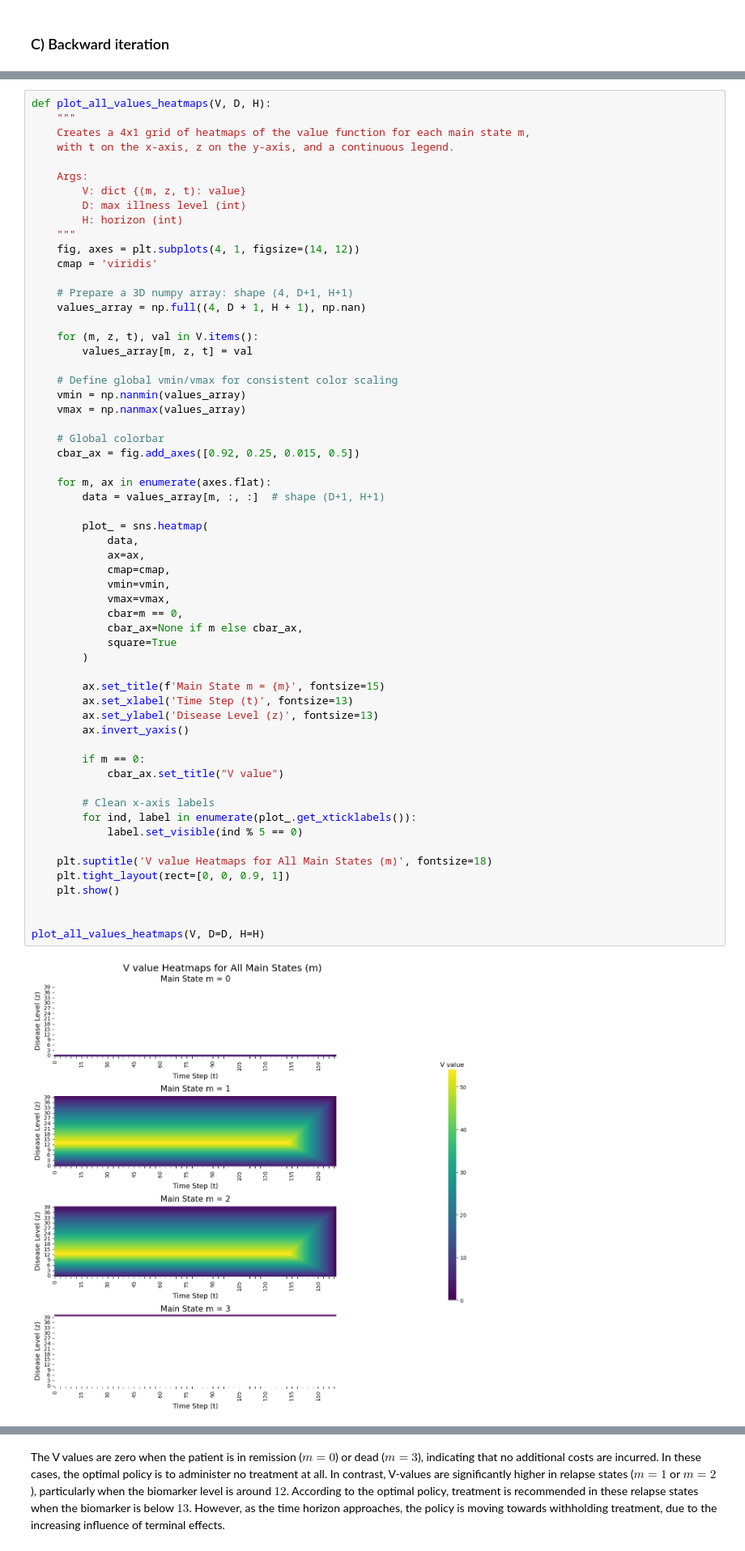
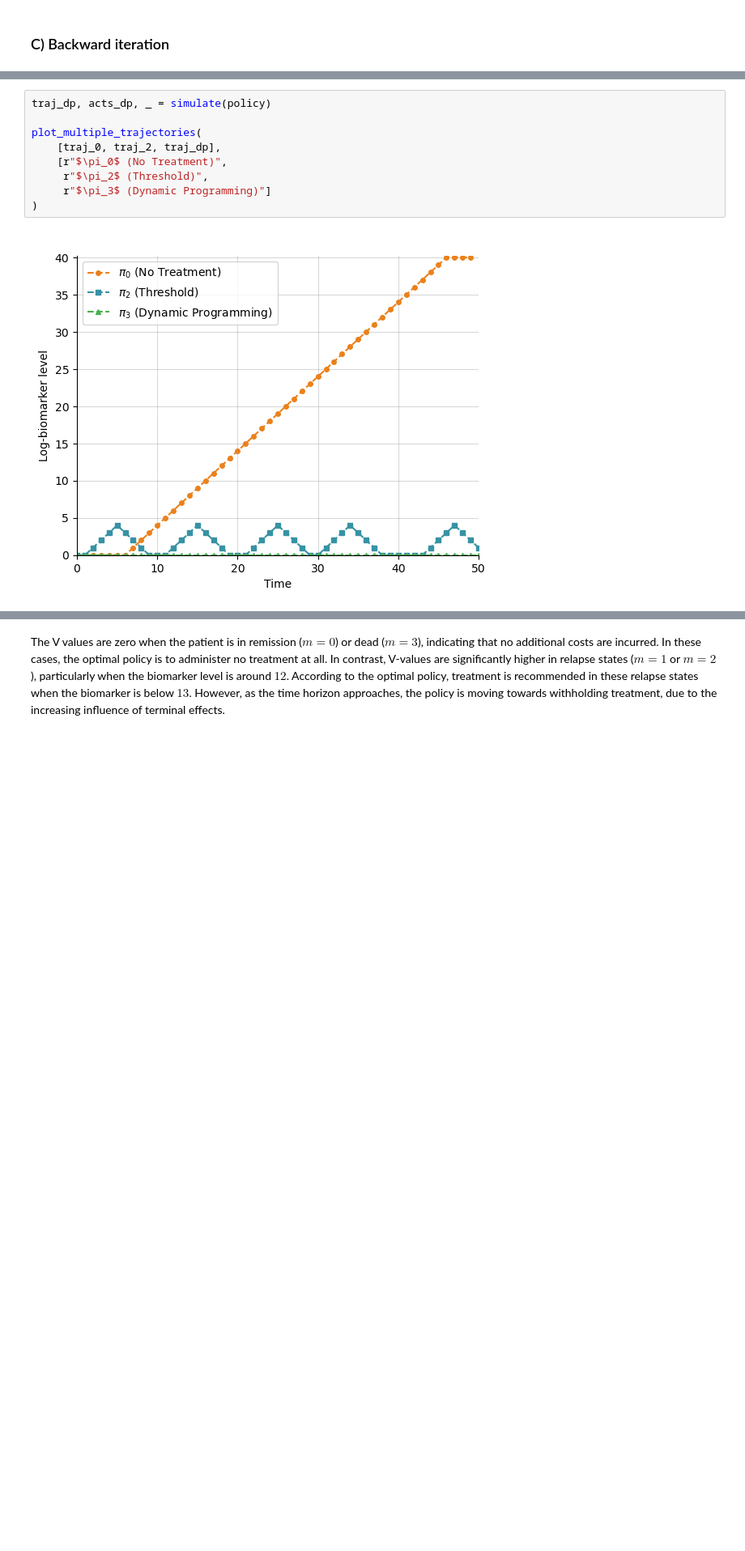
Before and after one commit to orlross/phd_notebook, a Jupyter notebook: Toy Cancer-survey.ipynb, the cells around one changed output, grey strips where cells are left out. Shown at 81% size. Drawn from its saved outputs; the diff is of its cells as text; blank space fills up the shorter version.

```diff
--- a/Toy Cancer-survey.ipynb
+++ b/Toy Cancer-survey.ipynb
@@ -322,61 +401,11 @@ for h in range(H - 1, -1, -1):
 # %%
-def plot_all_values_heatmaps(V, D, H):
-    """
-    Creates a 4x1 grid of heatmaps of the value function for each main state m,
-    with t on the x-axis, z on the y-axis, and a continuous legend.
+traj_dp, acts_dp, _ = simulate(policy)
 
-    Args:
-        V: dict {(m, z, t): value}
-        D: max illness level (int)
-        H: horizon (int)
-    """
-    fig, axes = plt.subplots(4, 1, figsize=(14, 12))
-    cmap = 'viridis'
-
-    # Prepare a 3D numpy array: shape (4, D+1, H+1)
-    values_array = np.full((4, D + 1, H + 1), np.nan)
-
-    for (m, z, t), val in V.items():
-        values_array[m, z, t] = val
-
-    # Define global vmin/vmax for consistent color scaling
-    vmin = np.nanmin(values_array)
-    vmax = np.nanmax(values_array)
-
-    # Global colorbar
-    cbar_ax = fig.add_axes([0.92, 0.25, 0.015, 0.5])
-
-    for m, ax in enumerate(axes.flat):
-        data = values_array[m, :, :]  # shape (D+1, H+1)
-
-        plot_ = sns.heatmap(
-            data,
-            ax=ax,
-            cmap=cmap,
-            vmin=vmin,
-            vmax=vmax,
-            cbar=m == 0,
-            cbar_ax=None if m else cbar_ax,
-            square=True
-        )
-
-        ax.set_title(f'Main State m = {m}', fontsize=15)
-        ax.set_xlabel('Time Step (t)', fontsize=13)
-        ax.set_ylabel('Disease Level (z)', fontsize=13)
-        ax.invert_yaxis()
-
-        if m == 0:
-            cbar_ax.set_title("V value")
-
-        # Clean x-axis labels
-        for ind, label in enumerate(plot_.get_xticklabels()):
-            label.set_visible(ind % 5 == 0)
-
-    plt.suptitle('V value Heatmaps for All Main States (m)', fontsize=18)
-    plt.tight_layout(rect=[0, 0, 0.9, 1])
-    plt.show()
-
-
-plot_all_values_heatmaps(V, D=D, H=H)
+plot_multiple_trajectories(
+    [traj_0, traj_2, traj_dp],
+    [r"$\pi_0$ (No Treatment)",
+     r"$\pi_2$ (Threshold)",
+     r"$\pi_3$ (Dynamic Programming)"]
+)
 # %% [output]
-[figure, old version]
+[figure, new version]
```
Also changed, not shown: parts of 38 cells of this notebook.
